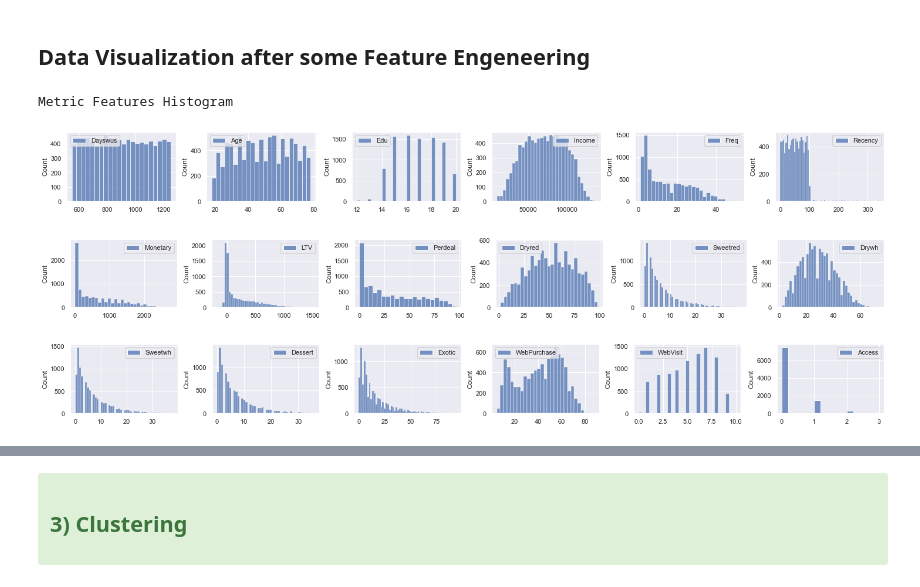
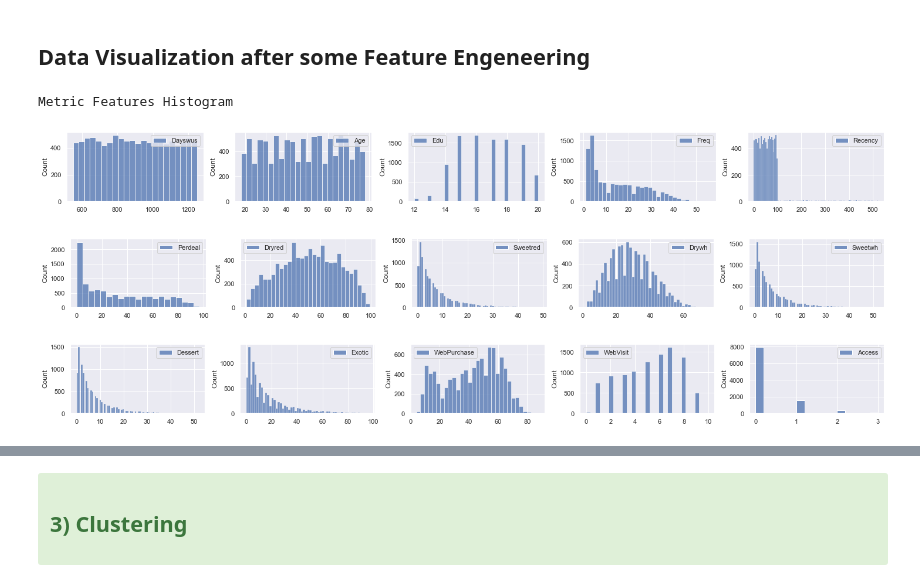
Before and after one commit to its-pedrofonseca/Business-Cases-With-Data-Science, a Jupyter notebook: Business Cases.ipynb, the cells around one changed output, grey strips where cells are left out. Cells and saved outputs as stored; diff of their text form; code cells hidden in the pictures.

```diff
--- a/Business Cases.ipynb
+++ b/Business Cases.ipynb
@@ -194,0 +263,4 @@ df.isna().sum().sum()
+# %%
+df.drop(["LTV", "Monetary"], inplace=True, axis=1)
+# %%
+df.drop(["Income"], inplace=True, axis=1)
@@ -206,7 +282,7 @@ metric_features = df.columns.drop(non_metric_features).to_list()
 # %%
 data_central = df.copy()
 # %%
-iso = IsolationForest(contamination=0.00001)
+iso = IsolationForest(contamination=0.0005)
 iso_df = iso.fit_predict(data_central[metric_features])
 # %%
 mask_out =iso_df == -1
@@ -222,7 +298,7 @@ Percentage of data removed after outliers: 2.01 %
 # %% [markdown]
 #### Minimum Covariance Determinant
 # %%
-ee = EllipticEnvelope(contamination=0.000000001)
+ee = EllipticEnvelope(contamination=0.01)
 ee_df = ee.fit_predict(data_central[metric_features])
 # %%
 mask_out =ee_df == -1
@@ -245,19 +321,19 @@ df.shape
 # %%
 sns.set()
 
 plot_features = df[metric_features]
 #fig, axes = plt.subplots(nrows=5, ncols=6, figsize=(30,3), constrained_layout=True)
 j=0
 k=1
 print("Metric Features Histogram")
 for i in range(3):
-    fig, axes = plt.subplots(1,6, figsize=(20,2), constrained_layout=True)
+    fig, axes = plt.subplots(1,5, figsize=(20,2), constrained_layout=True)
     for i in zip(axes, plot_features):
         sns.histplot(data=df[metric_features].iloc[:,j:k], ax=i[0])
         j=j+1
         k=k+1
 # %% [output]
 Metric Features Histogram
-[figure, old version]
+[figure, new version]
-[figure, old version]
+[figure, new version]
-[figure, old version]
+[figure, new version]
```
Also changed, not shown: parts of 66 cells of this notebook.
